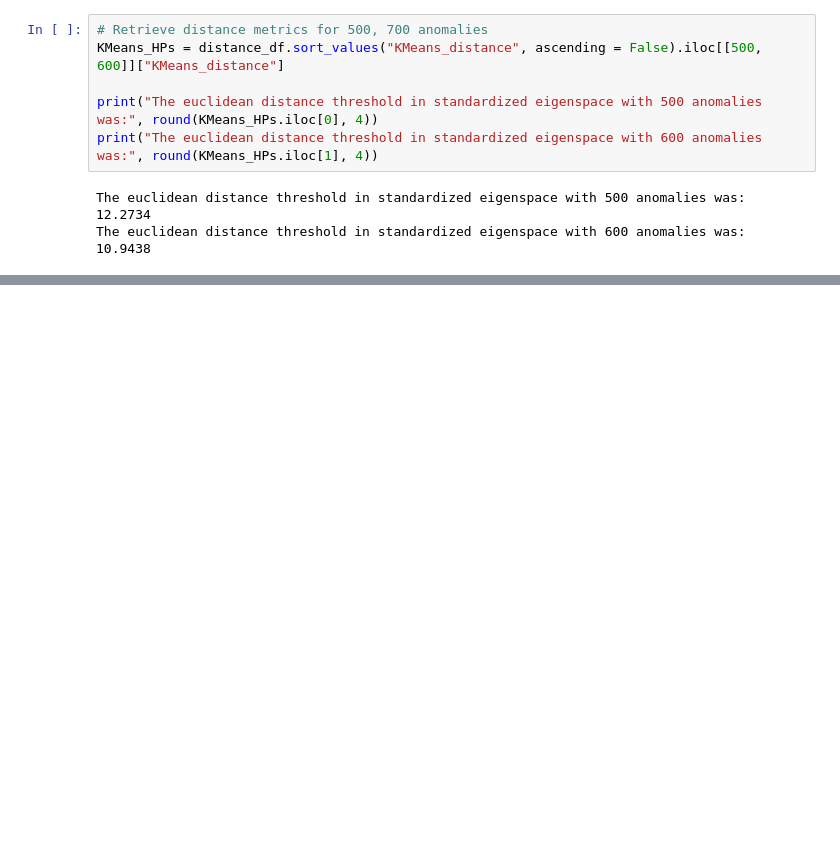
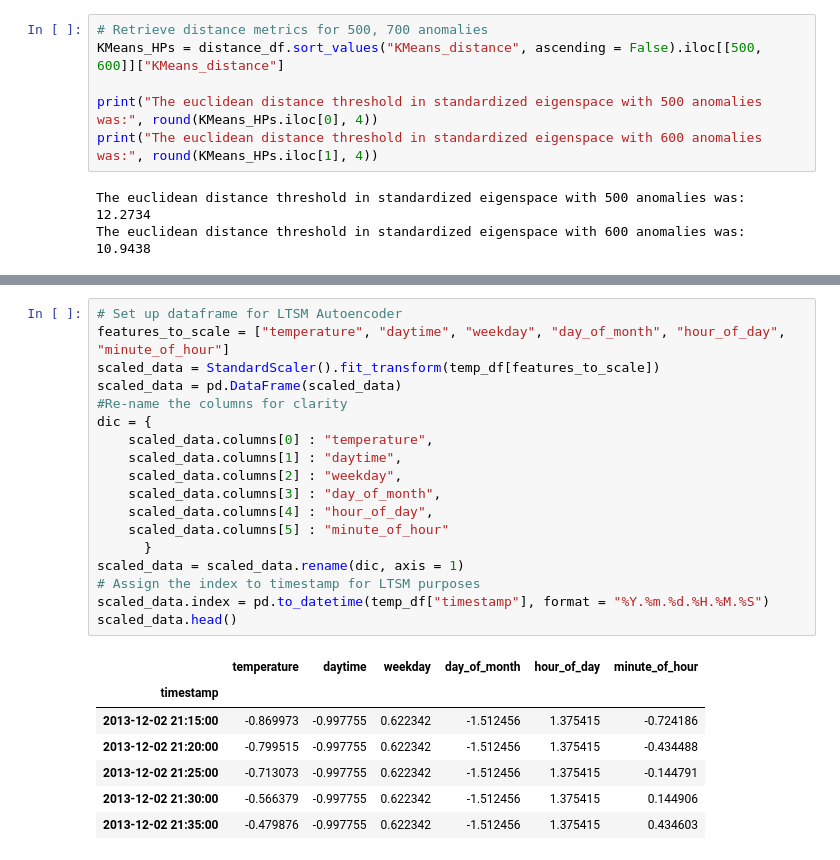
Before and after one commit to EthanJTucker/Unsupervised_Anomaly_Detection_Project, a Jupyter notebook: Anomaly_Detection_Project/Unsupervised_Anomaly_Detection.ipynb, the cells around one changed output, grey strips where cells are left out. Saved outputs shown, nothing was run; the diff lists cells and outputs as text; blank space fills up the shorter version.

```diff
--- a/Anomaly_Detection_Project/Unsupervised_Anomaly_Detection.ipynb
+++ b/Anomaly_Detection_Project/Unsupervised_Anomaly_Detection.ipynb
@@ -420,0 +476,26 @@ The euclidean distance threshold in standardized eigenspace with 600 anomalies w
+# %%
+# Set up dataframe for LTSM Autoencoder
+features_to_scale = ["temperature", "daytime", "weekday", "day_of_month", "hour_of_day", "minute_of_hour"]
+scaled_data = StandardScaler().fit_transform(temp_df[features_to_scale])
+scaled_data = pd.DataFrame(scaled_data)
+#Re-name the columns for clarity
+dic = {
+    scaled_data.columns[0] : "temperature",
+    scaled_data.columns[1] : "daytime",
+    scaled_data.columns[2] : "weekday",
+    scaled_data.columns[3] : "day_of_month",
+    scaled_data.columns[4] : "hour_of_day",
+    scaled_data.columns[5] : "minute_of_hour"
+      }
+scaled_data = scaled_data.rename(dic, axis = 1)
+# Assign the index to timestamp for LTSM purposes
+scaled_data.index = pd.to_datetime(temp_df["timestamp"], format = "%Y.%m.%d.%H.%M.%S")
+scaled_data.head()
+# %% [output]
+|  | temperature | daytime | weekday | day_of_month | hour_of_day | minute_of_hour |
+| timestamp |  |  |  |  |  |  |
+| 2013-12-02 21:15:00 | -0.869973 | -0.997755 | 0.622342 | -1.512456 | 1.375415 | -0.724186 |
+| 2013-12-02 21:20:00 | -0.799515 | -0.997755 | 0.622342 | -1.512456 | 1.375415 | -0.434488 |
+| 2013-12-02 21:25:00 | -0.713073 | -0.997755 | 0.622342 | -1.512456 | 1.375415 | -0.144791 |
+| 2013-12-02 21:30:00 | -0.566379 | -0.997755 | 0.622342 | -1.512456 | 1.375415 | 0.144906 |
+| 2013-12-02 21:35:00 | -0.479876 | -0.997755 | 0.622342 | -1.512456 | 1.375415 | 0.434603 |
```
Also changed, not shown: parts of 18 cells of this notebook, 2 other files.
